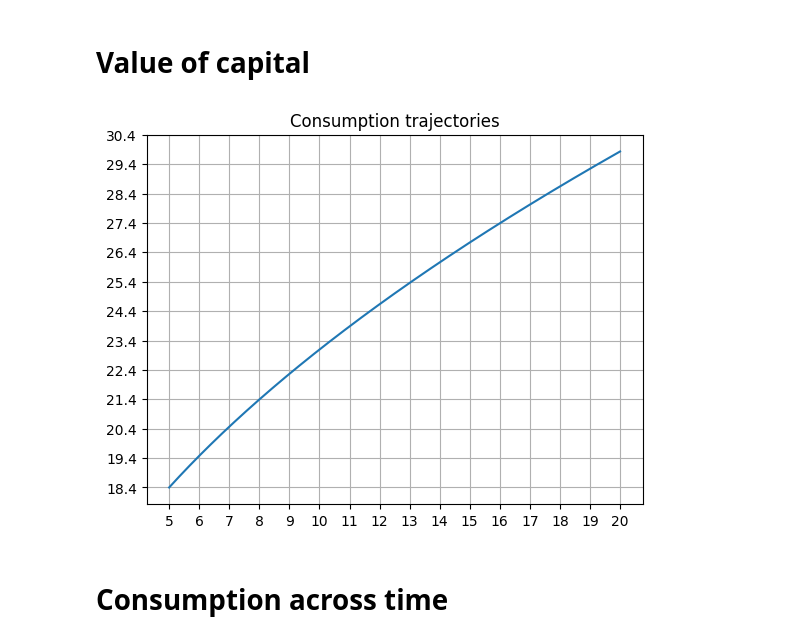
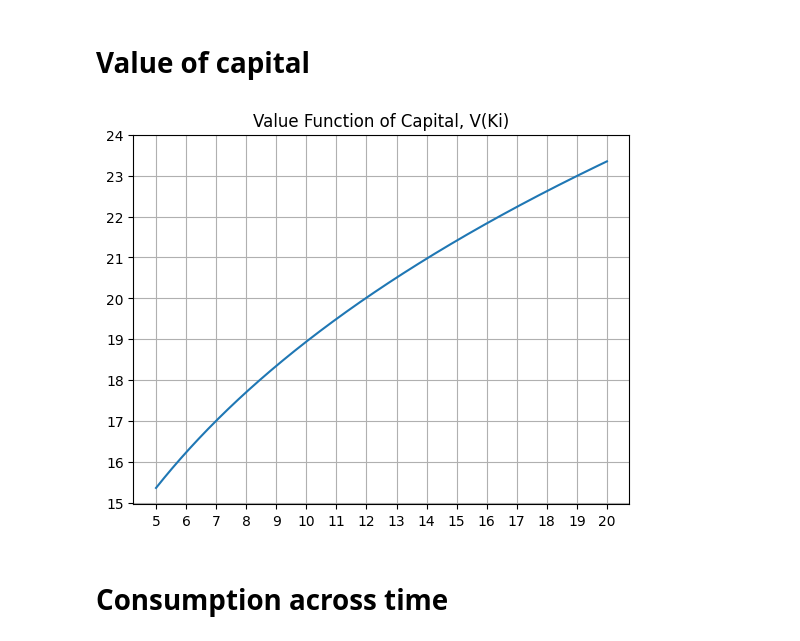
Before and after one commit to dominikstipic/macro, a Jupyter notebook: main.ipynb, the cells around one changed output. Drawn from its saved outputs; the diff is of its cells as text; code cells hidden in the pictures.

Commit message:
introduced log utility and saved values

```diff
--- a/main.ipynb
+++ b/main.ipynb
@@ -73,21 +93,21 @@ state_values = np.load('repo/state_values.npy')
 # %%
 import pandas as pd
 ds = {"Capital": [], "Value": []}
 for i,v in enumerate(state_values):
     c = capital[i]
     ds['Capital'].append(c)
     ds['Value'].append(v)
 
 df = pd.DataFrame(ds)
 T = len(df)
-plt.title("Consumption trajectories")
+plt.title("Value Function of Capital, V(Ki)")
 _=plt.plot(df["Capital"], df["Value"])
-_=plt.xticks(np.arange(np.min(df["Capital"]), np.max(df["Capital"]+1), step=1))
-_=plt.yticks(np.arange(np.min(df["Value"]), np.max(df["Value"]+1), step=1))
+_=plt.xticks(np.arange(round(np.min(df["Capital"])), np.max(df["Capital"]+1), step=1))
+_=plt.yticks(np.arange(round(np.min(df["Value"])), np.max(df["Value"]+1), step=1))
 plt.grid()
 plt.show()
 # %% [output]
-[figure, old version]
+[figure, new version]
 # %% [markdown]
 # Consumption across time
 # %%
```
Also changed, not shown: parts of 9 cells of this notebook, 3 other files.
